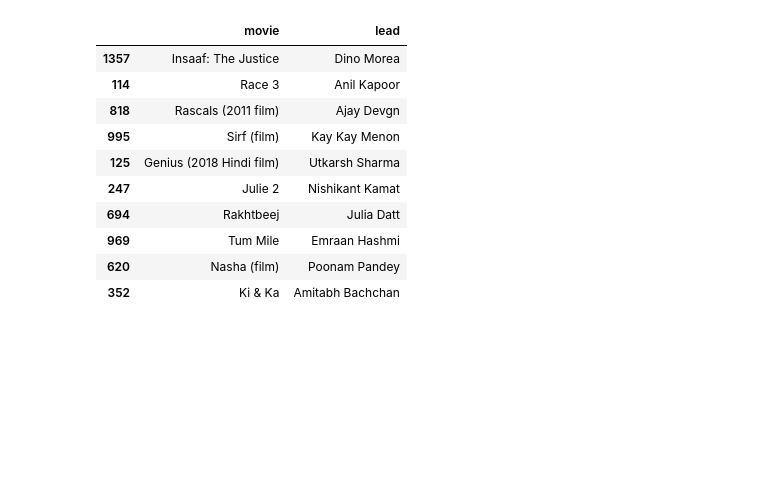
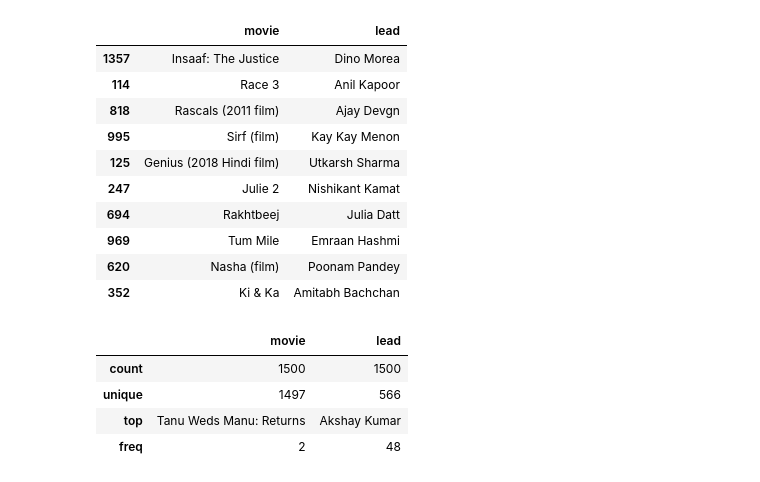
Before and after one commit to jhalucky/KPP-Keep-Practicing-Python, a Jupyter notebook: pandas/working.ipynb, the cells around one changed output. Saved outputs shown, nothing was run; the diff lists cells and outputs as text; code cells hidden in the pictures; blank space fills up the shorter version.

```diff
--- a/pandas/working.ipynb
+++ b/pandas/working.ipynb
@@ -145,3 +145,11 @@ movies.sample(10)
 | 969 | Tum Mile | Emraan Hashmi |
 | 620 | Nasha (film) | Poonam Pandey |
 | 352 | Ki & Ka | Amitabh Bachchan |
+# %%
+movies.describe()
+# %% [output]
+|  | movie | lead |
+| count | 1500 | 1500 |
+| unique | 1497 | 566 |
+| top | Tanu Weds Manu: Returns | Akshay Kumar |
+| freq | 2 | 48 |
```
Also changed, not shown: parts of 2 cells of this notebook.
